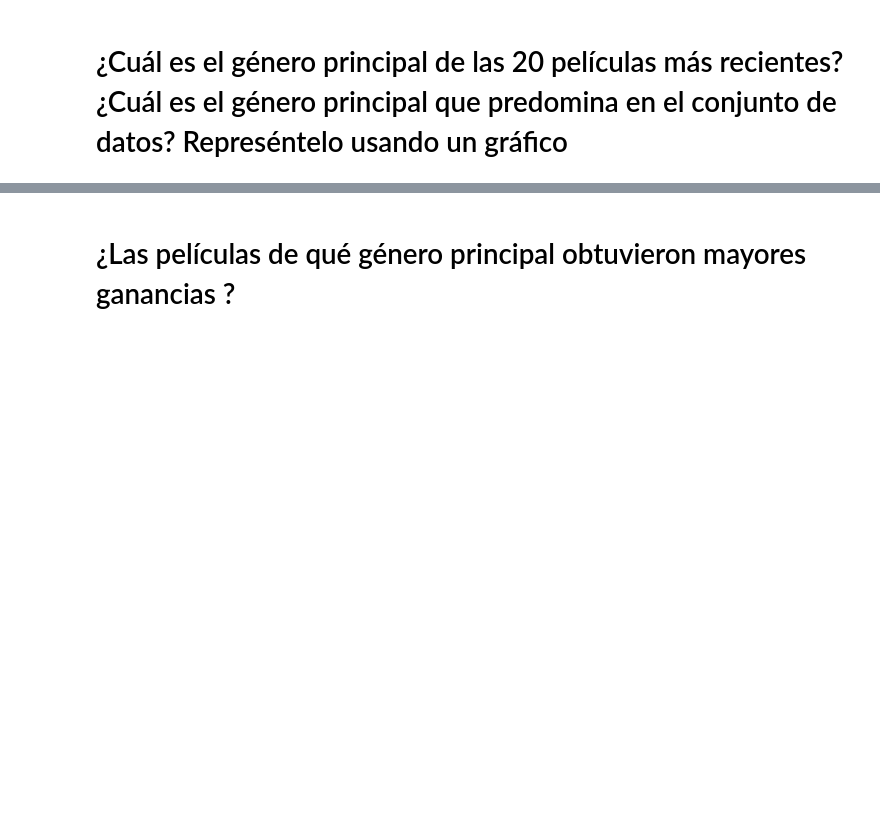
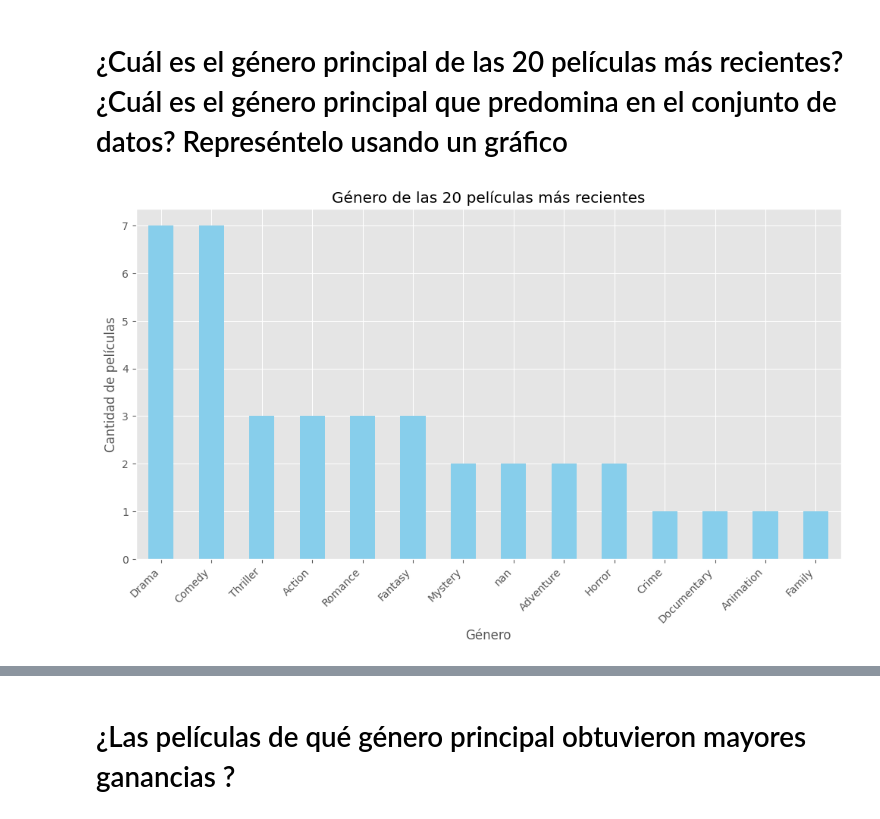
Before and after one commit to bl33h/moviesExploratoryAnalysis, a Jupyter notebook: movies.ipynb, the cells around one changed output, grey strips where cells are left out. Cells and saved outputs as stored; diff of their text form; code cells hidden in the pictures; blank space fills up the shorter version.

```diff
--- a/movies.ipynb
+++ b/movies.ipynb
@@ -398,2 +408,24 @@ print(top_10)
 # %% [markdown]
 # ¿Cuál es el género principal de las 20 películas más recientes? ¿Cuál es el género principal que predomina en el conjunto de datos? Represéntelo usando un gráfico
+# %%
+# get the lates 20 movies
+latest_movies = df.sort_values(by='releaseDate', ascending=False).head(20)
+
+# concatenation
+latest_movies['genres'] = latest_movies['genres'].astype(str)
+
+latest_movies['genres'] = latest_movies['genres'].apply(lambda x: x.split('|'))
+latest_genres_individual = latest_movies['genres'].explode()
+
+# genre frequency
+latest_genres_counts = latest_genres_individual.value_counts()
+
+plt.figure(figsize=(12, 6))
+latest_genres_counts.plot(kind='bar', color='skyblue')
+plt.title('Género de las 20 películas más recientes')
+plt.xlabel('Género')
+plt.ylabel('Cantidad de películas')
+plt.xticks(rotation=45, ha='right')
+plt.show()
+# %% [output]
+[figure, added]
```
Also changed, not shown: parts of 32 cells of this notebook.
